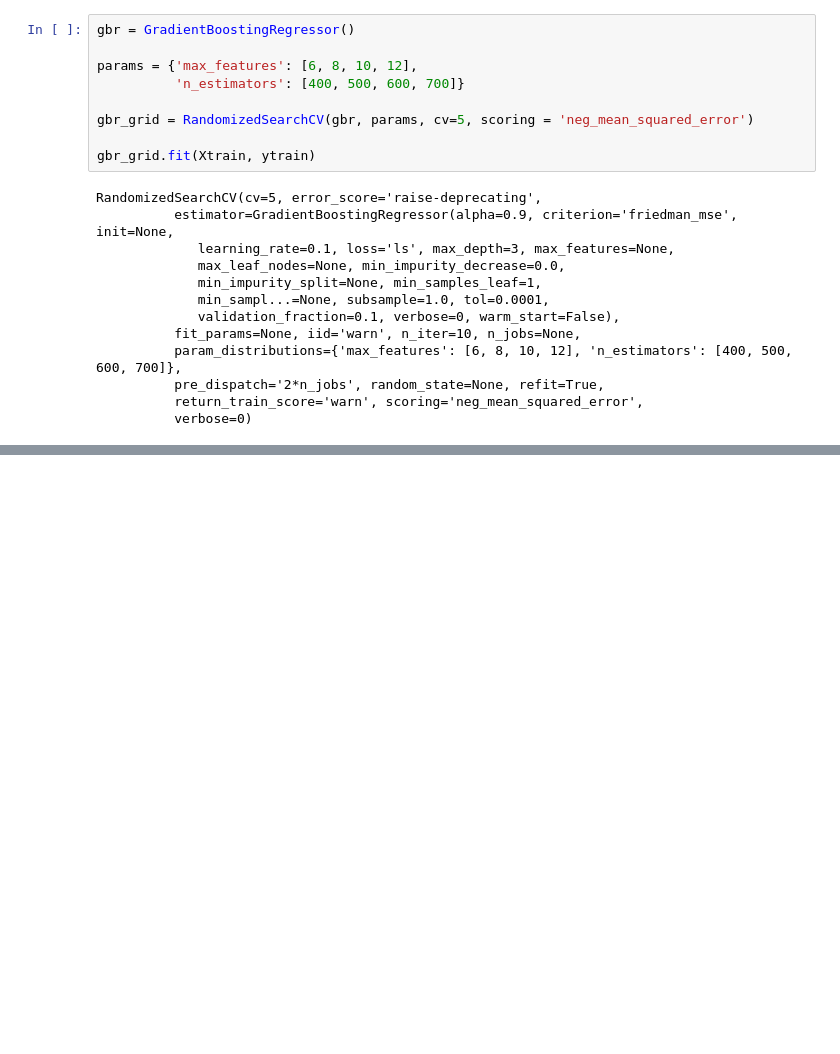
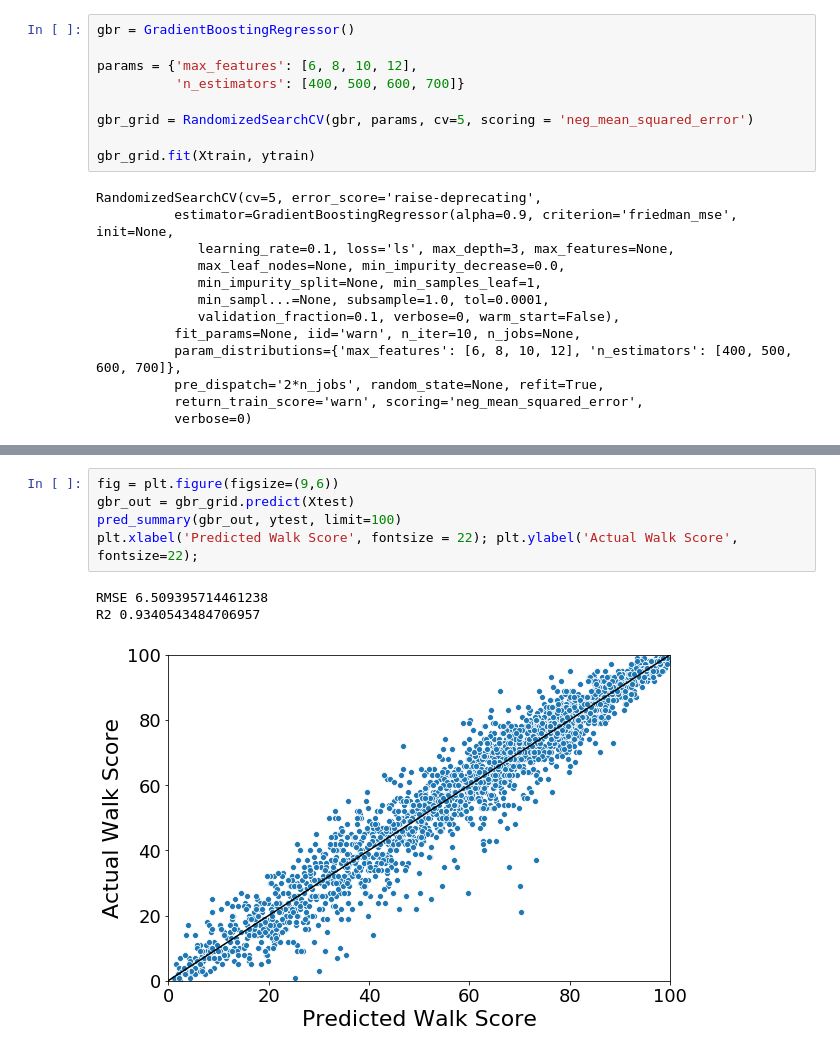
Before and after one commit to perryrjohnson/Walk-Score, a Jupyter notebook: feature engineering.ipynb, the cells around one changed output, grey strips where cells are left out. Saved outputs shown, nothing was run; the diff lists cells and outputs as text; blank space fills up the shorter version.

```diff
--- a/feature engineering.ipynb
+++ b/feature engineering.ipynb
@@ -497,2 +589,11 @@ GradientBoostingRegressor(alpha=0.9, criterion='friedman_mse', init=None,
              random_state=None, subsample=1.0, tol=0.0001,
              validation_fraction=0.1, verbose=0, warm_start=False)
+# %%
+fig = plt.figure(figsize=(9,6))
+gbr_out = gbr_grid.predict(Xtest)
+pred_summary(gbr_out, ytest, limit=100)
+plt.xlabel('Predicted Walk Score', fontsize = 22); plt.ylabel('Actual Walk Score', fontsize=22);
+# %% [output]
+RMSE 6.509395714461238
+R2 0.9340543484706957
+[figure, added]
```
Also changed, not shown: parts of 32 cells of this notebook.
